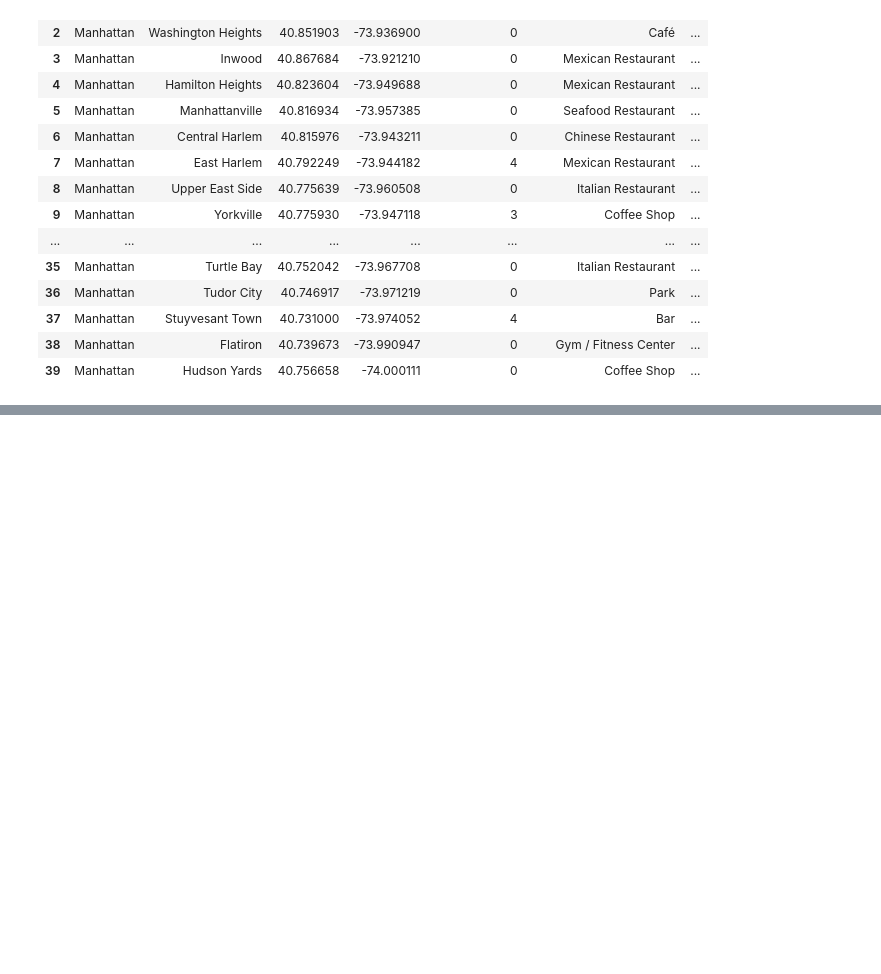
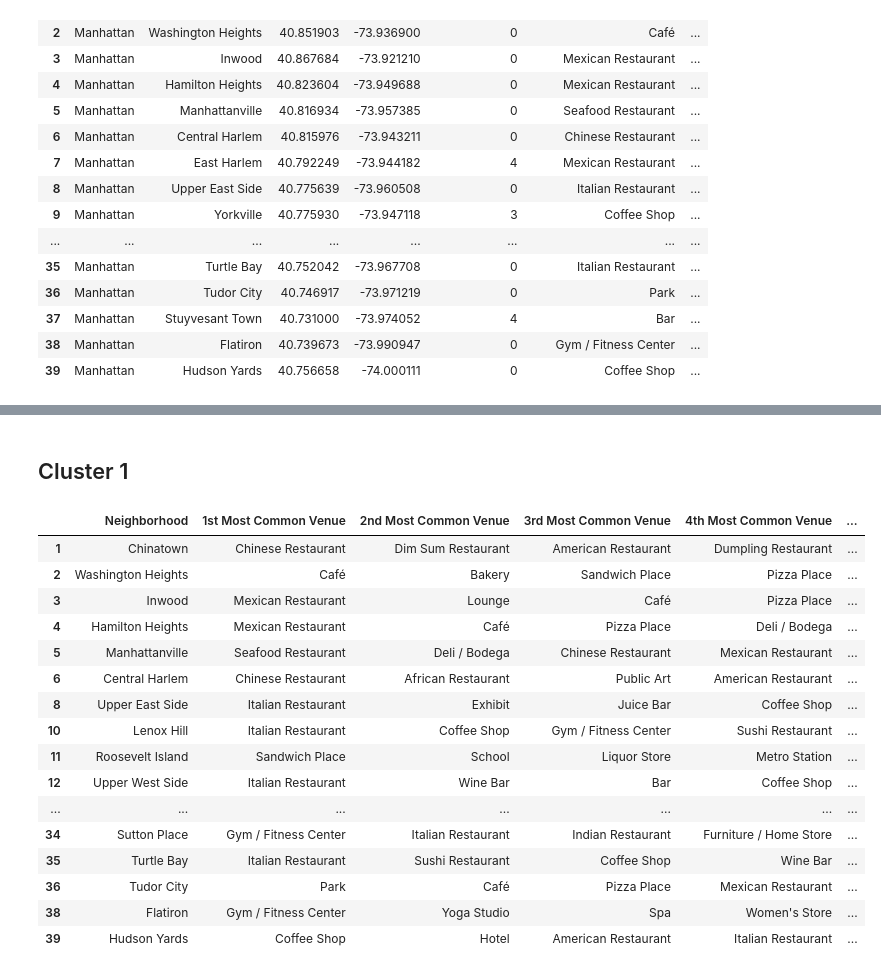
Before and after one commit to hksinha11/Coursera-capstone-project, a Jupyter notebook: Battle of the Neighborhoods.ipynb, the cells around one changed output, grey strips where cells are left out. Drawn from its saved outputs; the diff is of its cells as text; code cells hidden in the pictures; blank space fills up the shorter version.

```diff
--- a/Battle of the Neighborhoods.ipynb
+++ b/Battle of the Neighborhoods.ipynb
@@ -543,0 +558,22 @@ map_clusters_toronto
+# %% [markdown]
+## Cluster 1
+# %%
+manhattan_merged.loc[manhattan_merged['Cluster Labels'] == 0, manhattan_merged.columns[[1] + list(range(5, manhattan_merged.shape[1]))]]
+# %% [output]
+|  | Neighborhood | 1st Most Common Venue | 2nd Most Common Venue | 3rd Most Common Venue | 4th Most Common Venue | ... |
+| 1 | Chinatown | Chinese Restaurant | Dim Sum Restaurant | American Restaurant | Dumpling Restaurant | ... |
+| 2 | Washington Heights | Café | Bakery | Sandwich Place | Pizza Place | ... |
+| 3 | Inwood | Mexican Restaurant | Lounge | Café | Pizza Place | ... |
+| 4 | Hamilton Heights | Mexican Restaurant | Café | Pizza Place | Deli / Bodega | ... |
+| 5 | Manhattanville | Seafood Restaurant | Deli / Bodega | Chinese Restaurant | Mexican Restaurant | ... |
+| 6 | Central Harlem | Chinese Restaurant | African Restaurant | Public Art | American Restaurant | ... |
+| 8 | Upper East Side | Italian Restaurant | Exhibit | Juice Bar | Coffee Shop | ... |
+| 10 | Lenox Hill | Italian Restaurant | Coffee Shop | Gym / Fitness Center | Sushi Restaurant | ... |
+| 11 | Roosevelt Island | Sandwich Place | School | Liquor Store | Metro Station | ... |
+| 12 | Upper West Side | Italian Restaurant | Wine Bar | Bar | Coffee Shop | ... |
+| ... | ... | ... | ... | ... | ... | ... |
+| 34 | Sutton Place | Gym / Fitness Center | Italian Restaurant | Indian Restaurant | Furniture / Home Store | ... |
+| 35 | Turtle Bay | Italian Restaurant | Sushi Restaurant | Coffee Shop | Wine Bar | ... |
+| 36 | Tudor City | Park | Café | Pizza Place | Mexican Restaurant | ... |
+| 38 | Flatiron | Gym / Fitness Center | Yoga Studio | Spa | Women's Store | ... |
+| 39 | Hudson Yards | Coffee Shop | Hotel | American Restaurant | Italian Restaurant | ... |
```
Also changed, not shown: parts of 16 cells of this notebook.
